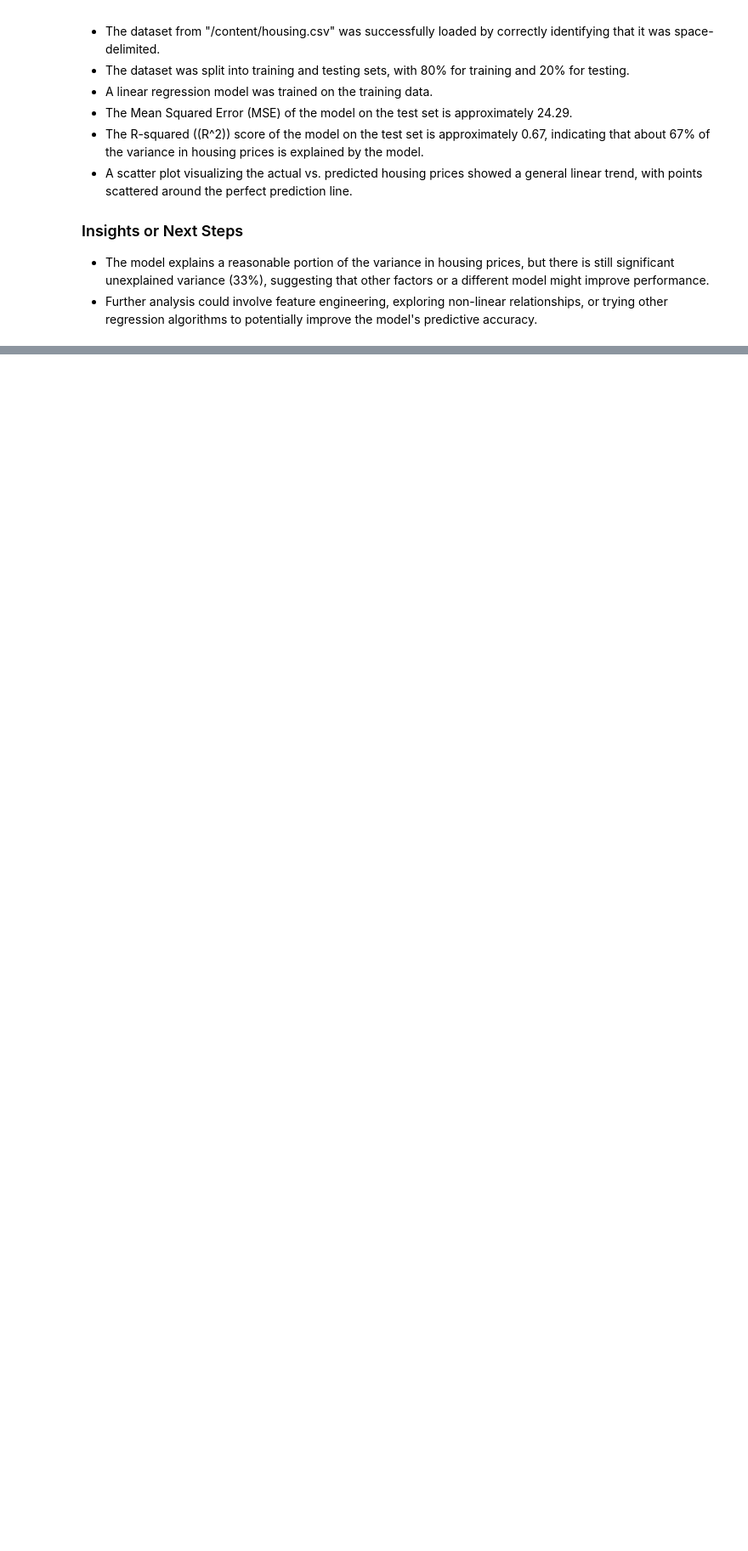
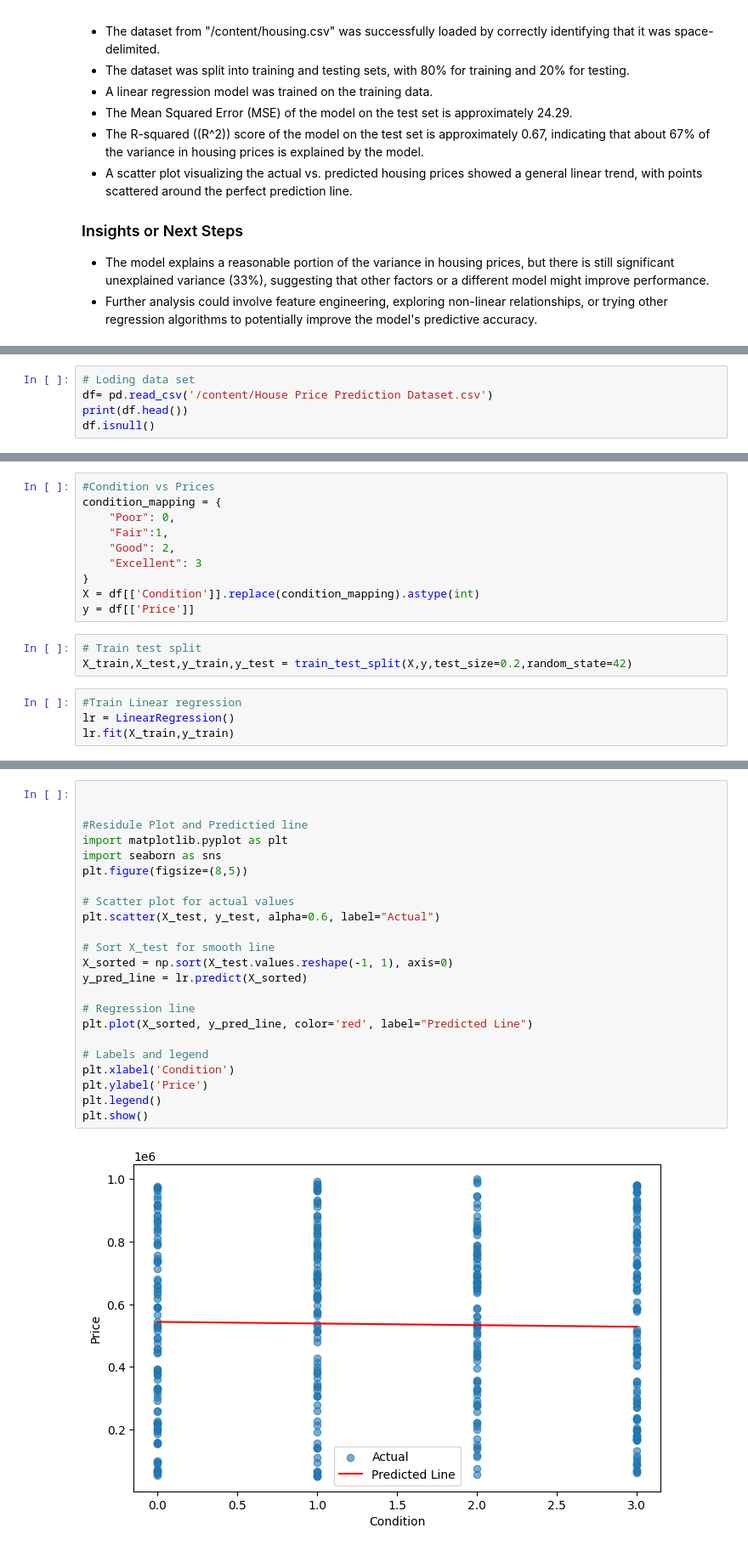
Before and after one commit to Harshnagwani123/ML_TRAINING, a Jupyter notebook: ML_DAY_5.ipynb, the cells around one changed output, grey strips where cells are left out. Shown at 85% size. Saved outputs shown, nothing was run; the diff lists cells and outputs as text; blank space fills up the shorter version.

```diff
--- a/ML_DAY_5.ipynb
+++ b/ML_DAY_5.ipynb
@@ -297,0 +307,5 @@ plt.show()
+# %%
+# Loding data set
+df= pd.read_csv('/content/House Price Prediction Dataset.csv')
+print(df.head())
+df.isnull()
@@ -297,0 +339,17 @@ plt.show()
+# %%
+#Condition vs Prices
+condition_mapping = {
+    "Poor": 0,
+    "Fair":1,
+    "Good": 2,
+    "Excellent": 3
+}
+X = df[['Condition']].replace(condition_mapping).astype(int)
+y = df[['Price']]
+# %%
+# Train test split
+X_train,X_test,y_train,y_test = train_test_split(X,y,test_size=0.2,random_state=42)
+# %%
+#Train Linear regression
+lr = LinearRegression()
+lr.fit(X_train,y_train)
@@ -297,0 +369,25 @@ plt.show()
+# %%
+
+
+#Residule Plot and Predictied line
+import matplotlib.pyplot as plt
+import seaborn as sns
+plt.figure(figsize=(8,5))
+
+# Scatter plot for actual values
+plt.scatter(X_test, y_test, alpha=0.6, label="Actual")
+
+# Sort X_test for smooth line
+X_sorted = np.sort(X_test.values.reshape(-1, 1), axis=0)
+y_pred_line = lr.predict(X_sorted)
+
+# Regression line
+plt.plot(X_sorted, y_pred_line, color='red', label="Predicted Line")
+
+# Labels and legend
+plt.xlabel('Condition')
+plt.ylabel('Price')
+plt.legend()
+plt.show()
+# %% [output]
+[figure, added]
```
Also changed, not shown: parts of 5 cells of this notebook.
